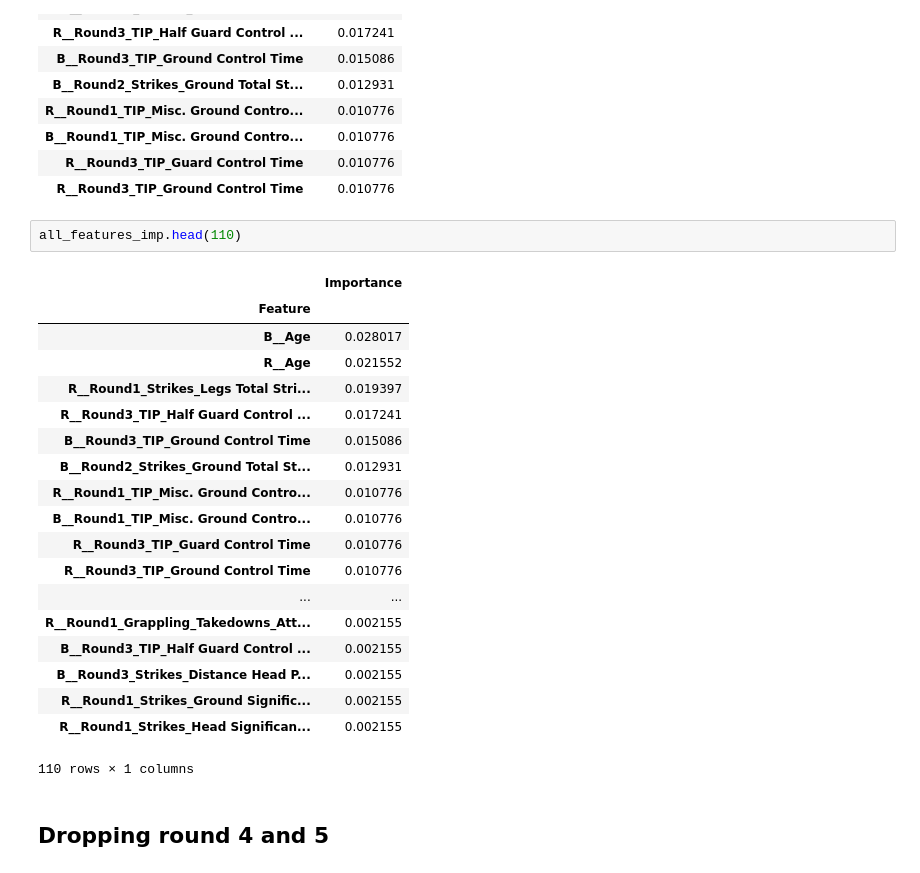
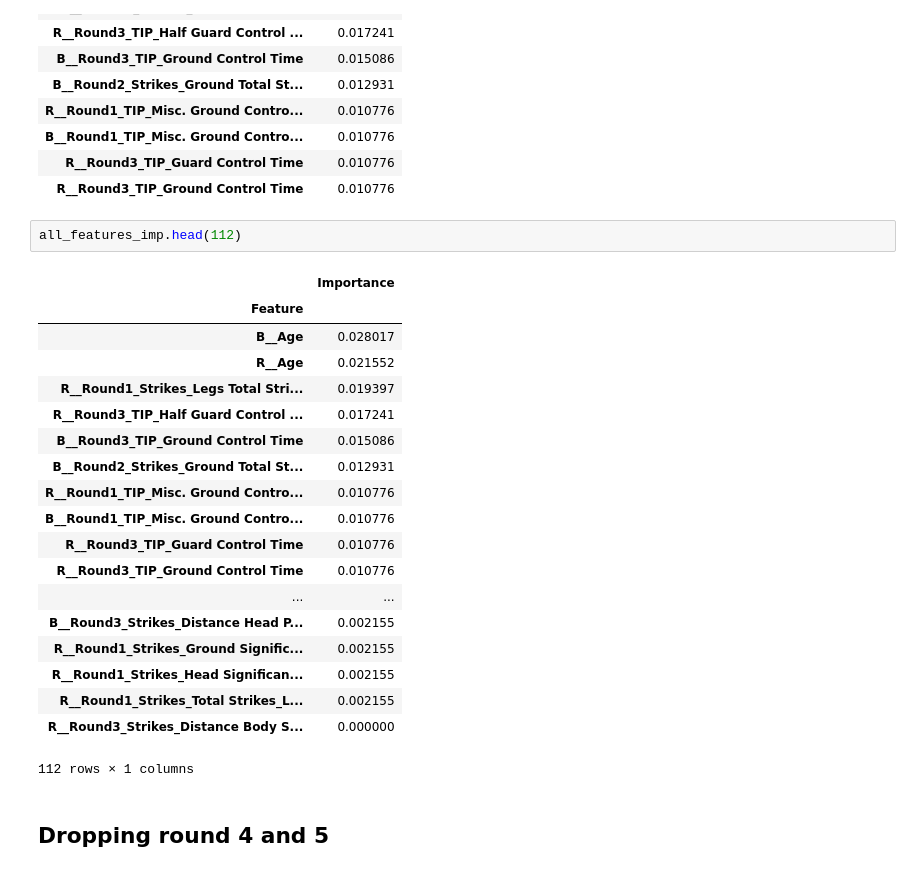
Before and after one commit to Hitkul/UFC_Fight_Prediction, a Jupyter notebook: UFC.ipynb, the cells around one changed output. Cells and saved outputs as stored; diff of their text form.

```diff
--- a/UFC.ipynb
+++ b/UFC.ipynb
@@ -354,27 +354,27 @@ top_10_stock_features
 | R__Round3_TIP_Guard Control Time | 0.010776 |
 | R__Round3_TIP_Ground Control Time | 0.010776 |
 # %%
-all_features_imp.head(110)
+all_features_imp.head(112)
 # %% [output]
 |  | Importance |
 | Feature |  |
 | B__Age | 0.028017 |
 | R__Age | 0.021552 |
 | R__Round1_Strikes_Legs Total Stri... | 0.019397 |
 | R__Round3_TIP_Half Guard Control ... | 0.017241 |
 | B__Round3_TIP_Ground Control Time | 0.015086 |
 | B__Round2_Strikes_Ground Total St... | 0.012931 |
 | R__Round1_TIP_Misc. Ground Contro... | 0.010776 |
 | B__Round1_TIP_Misc. Ground Contro... | 0.010776 |
 | R__Round3_TIP_Guard Control Time | 0.010776 |
 | R__Round3_TIP_Ground Control Time | 0.010776 |
 | ... | ... |
-| R__Round1_Grappling_Takedowns_Att... | 0.002155 |
-| B__Round3_TIP_Half Guard Control ... | 0.002155 |
 | B__Round3_Strikes_Distance Head P... | 0.002155 |
 | R__Round1_Strikes_Ground Signific... | 0.002155 |
 | R__Round1_Strikes_Head Significan... | 0.002155 |
+| R__Round1_Strikes_Total Strikes_L... | 0.002155 |
+| R__Round3_Strikes_Distance Body S... | 0.000000 |
-110 rows × 1 columns
+112 rows × 1 columns
 # %% [markdown]
 ## Dropping round 4 and 5
 # %%
```
Also changed, not shown: parts of 10 cells of this notebook.
